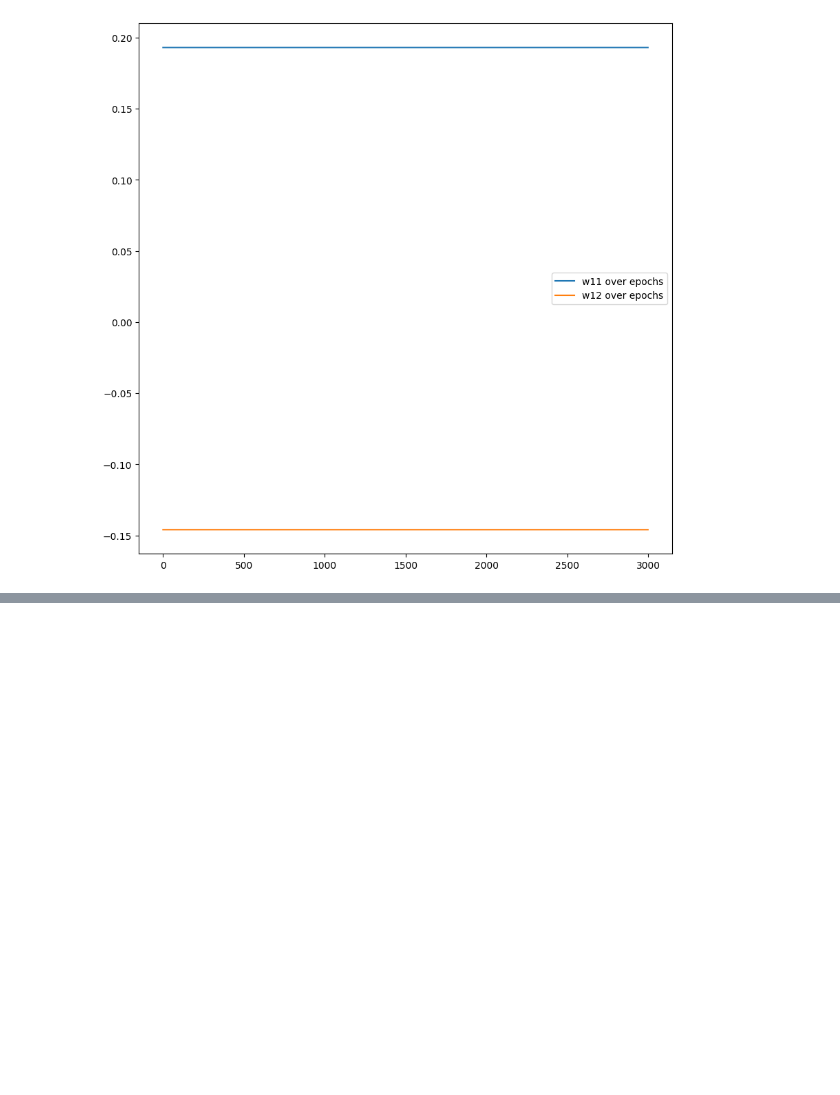
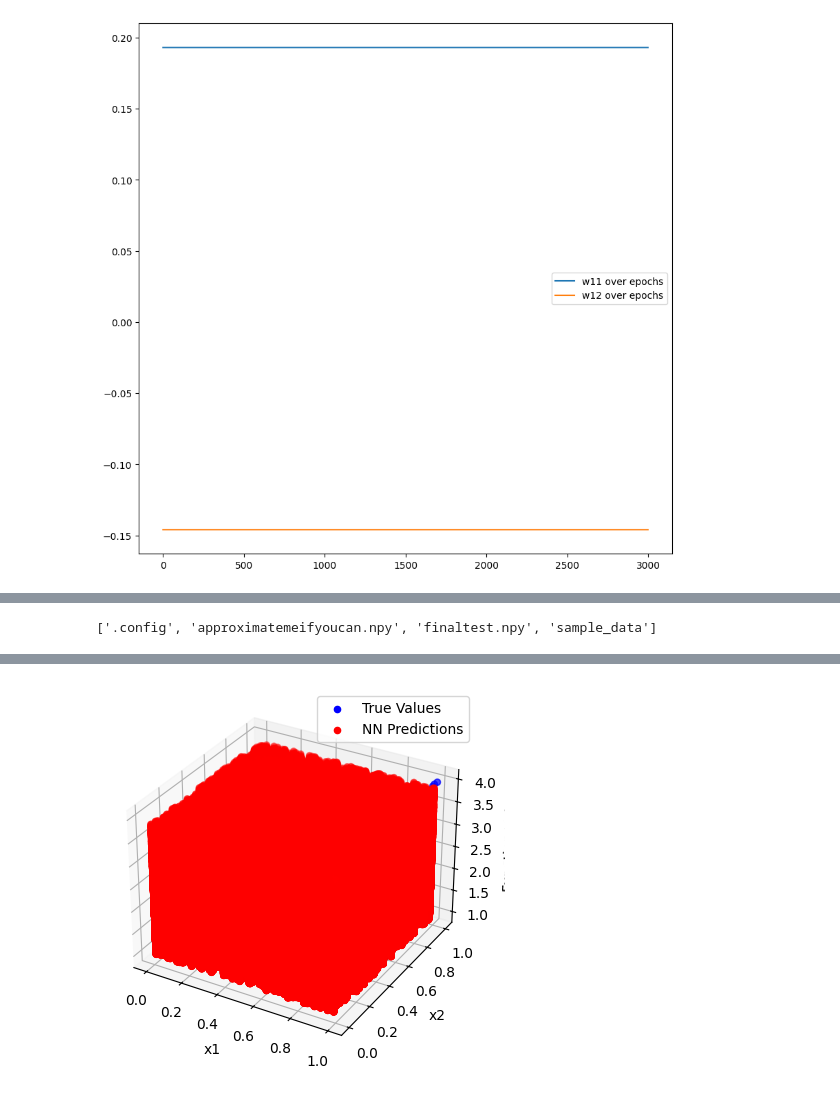
Before and after one commit to EwemadeAugustine/MyFirstRepo, a Jupyter notebook: Untitled7.ipynb, the cells around one changed output, grey strips where cells are left out. Drawn from its saved outputs; the diff is of its cells as text; code cells hidden in the pictures; blank space fills up the shorter version.

```diff
--- a/Untitled7.ipynb
+++ b/Untitled7.ipynb
@@ -235,0 +657,74 @@ Error rate: 0.0095, creating plots...
+# %%
+import os
+
+print(os.listdir())
+# %% [output]
+['.config', 'approximatemeifyoucan.npy', 'finaltest.npy', 'sample_data']
+# %%
+import torch
+import torch.nn as nn
+import torch.optim as optim
+import numpy as np
+
+# Load data
+trainandtest = np.load("approximatemeifyoucan.npy")
+finaltest = np.load("finaltest.npy")
+
+# Prepare training and test data
+X_train = torch.tensor(trainandtest[:2, :2000].T, dtype=torch.float32)
+y_train = torch.tensor(trainandtest[2, :2000].T, dtype=torch.float32).view(-1, 1)
+
+X_test = torch.tensor(trainandtest[:2, 2000:].T, dtype=torch.float32)
+y_test = torch.tensor(trainandtest[2, 2000:].T, dtype=torch.float32).view(-1, 1)
+
+X_finaltest = torch.tensor(finaltest.T, dtype=torch.float32)
+
+# Define the neural network model
+class NeuralNet(nn.Module):
+    def __init__(self):
+        super(NeuralNet, self).__init__()
+        self.hidden = nn.Linear(2, 4)  # 2 input neurons, 4 hidden neurons
+        self.output = nn.Linear(4, 1)  # 1 output neuron
+        self.activation = torch.sigmoid
+
+    def forward(self, x):
+        x = self.activation(self.hidden(x))
+        return self.output(x)
+
+# Initialize model, loss function, and optimizer
+model = NeuralNet()
+criterion = nn.MSELoss()
+optimizer = optim.Adam(model.parameters(), lr=0.01)
+
+# Train the model
+epochs = 5000
+for epoch in range(epochs):
+    optimizer.zero_grad()
+    y_pred = model(X_train)
+    loss = criterion(y_pred, y_train)
+    loss.backward()
+    optimizer.step()
+
+    if epoch % 500 == 0:
+        print(f"Epoch {epoch}, Loss: {loss.item()}")
+
+# Predict final test values
+y_final_pred = model(X_finaltest).detach().numpy()
+
+# Save the predicted values
+np.save("final_predictions.npy", y_final_pred)
+
+# Plot the 3D surface of predictions
+import matplotlib.pyplot as plt
+from mpl_toolkits.mplot3d import Axes3D
+
+fig = plt.figure()
+ax = fig.add_subplot(111, projection='3d')
+ax.scatter(trainandtest[0, :], trainandtest[1, :], trainandtest[2, :], c='blue', label="True Values")
+ax.scatter(X_train[:, 0], X_train[:, 1], y_pred.detach().numpy(), c='red', label="NN Predictions")
+ax.set_xlabel("x1")
+ax.set_ylabel("x2")
+ax.set_zlabel("Function Value")
+ax.legend()
+plt.show()
+# %% [output]
@@ -235,0 +741 @@ Error rate: 0.0095, creating plots...
+[figure, added]
```
Also changed, not shown: parts of 7 cells of this notebook.
